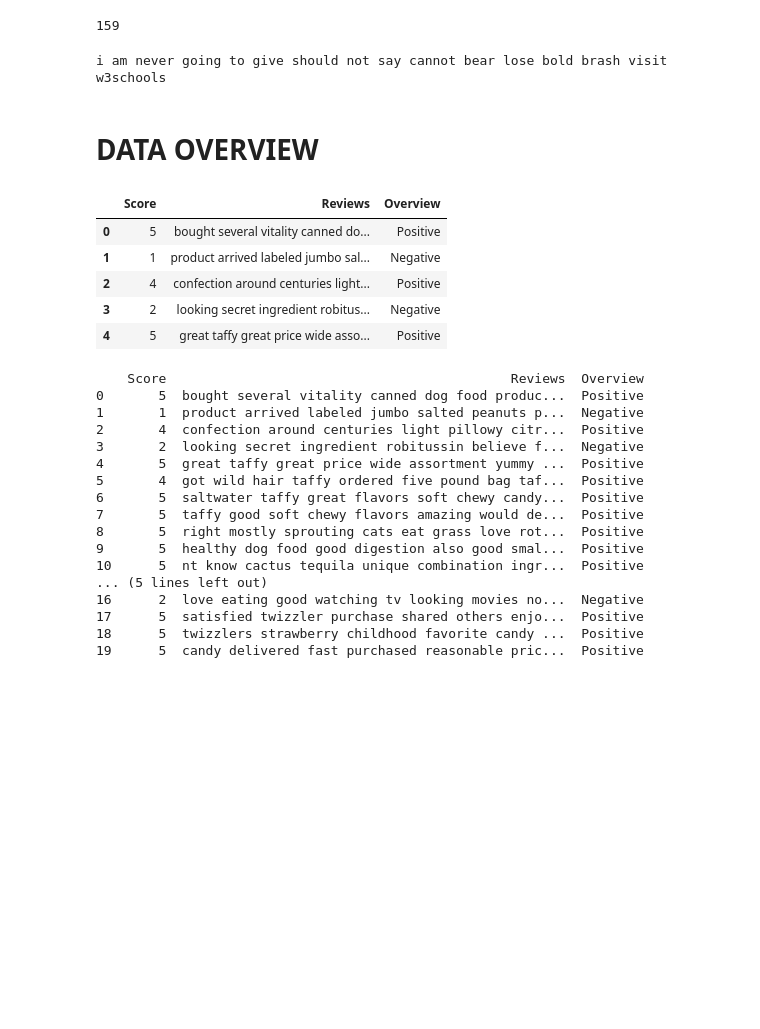
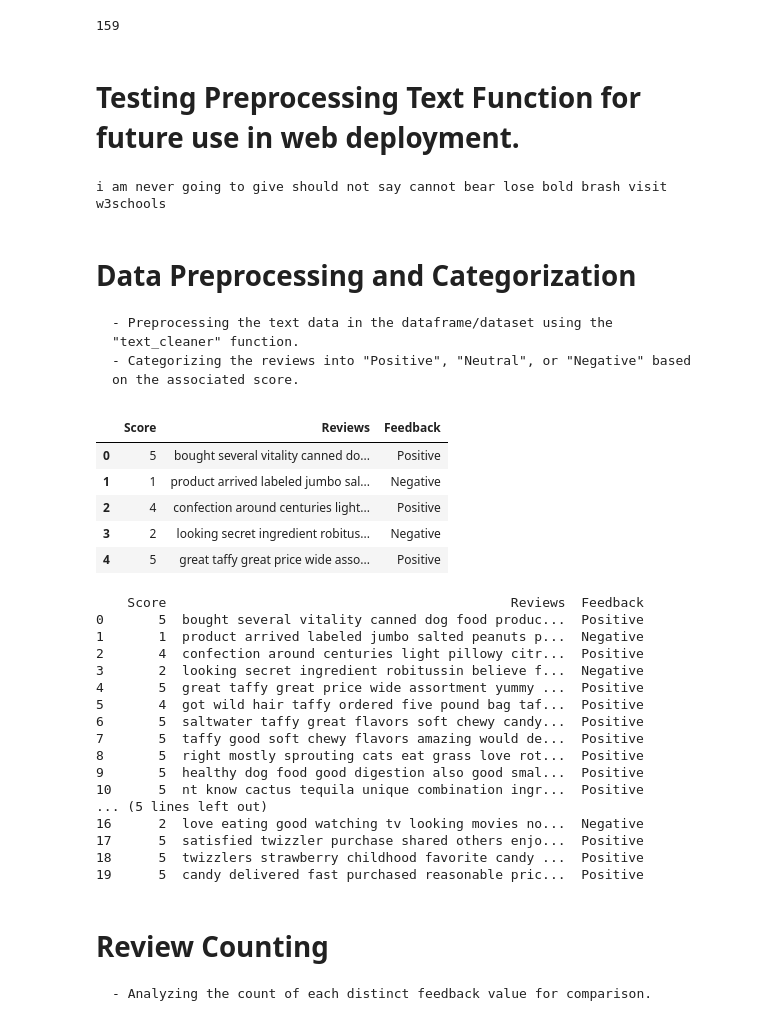
Before and after one commit to Mellowin08/CS-THESIS, a Jupyter notebook: Practice code/PR_Review_Analysis_SVM.ipynb, the cells around one changed output. Drawn from its saved outputs; the diff is of its cells as text; code cells hidden in the pictures; blank space fills up the shorter version.

```diff
--- a/Practice code/PR_Review_Analysis_SVM.ipynb
+++ b/Practice code/PR_Review_Analysis_SVM.ipynb
@@ -157,4 +177,6 @@ def text_cleaner(text):
     return cleaned_text
+# %% [markdown]
+# Testing Preprocessing Text Function for future use in web deployment.
 # %%
 text = "I’m never gonna give you up. But I shouldn't say that I can't bear to lose you.\n https://youtube.com <strong> Bold and brash </strong> \n<a href='https://www.w3schools.com'>Visit W3Schools</a>"
 cleaned_words = text_cleaner(text)
@@ -162,19 +184,21 @@ print(cleaned_words)
 # %% [output]
 i am never going to give should not say cannot bear lose bold brash visit w3schools
 # %% [markdown]
-# DATA OVERVIEW
+# Data Preprocessing and Categorization
+    - Preprocessing the text data in the dataframe/dataset using the "text_cleaner" function.
+    - Categorizing the reviews into "Positive", "Neutral", or "Negative" based on the associated score.
 # %%
 df['Reviews'] = df['Reviews'].apply(text_cleaner)
 conditions = [
     (df['Score'] >= 4),
     (df['Score'] == 3),
     (df['Score'] <= 2)
     ]
 values = ['Positive', 'Neutral', 'Negative']
-df['Overview'] = np.select(conditions, values)
+df['Feedback'] = np.select(conditions, values)
 df.head()
 # %% [output]
-|  | Score | Reviews | Overview |
+|  | Score | Reviews | Feedback |
 | 0 | 5 | bought several vitality canned do... | Positive |
 | 1 | 1 | product arrived labeled jumbo sal... | Negative |
 | 2 | 4 | confection around centuries light... | Positive |
@@ -183,7 +207,7 @@ df.head()
 # %%
 print(df.head(20))
 # %% [output]
-    Score                                            Reviews  Overview
+    Score                                            Reviews  Feedback
 0       5  bought several vitality canned dog food produc...  Positive
 1       1  product arrived labeled jumbo salted peanuts p...  Negative
 2       4  confection around centuries light pillowy citr...  Positive
@@ -200,5 +224,8 @@ print(df.head(20))
 17      5  satisfied twizzler purchase shared others enjo...  Positive
 18      5  twizzlers strawberry childhood favorite candy ...  Positive
 19      5  candy delivered fast purchased reasonable pric...  Positive
+# %% [markdown]
+# Review Counting
+    - Analyzing the count of each distinct feedback value for comparison.
 # %%
 import matplotlib.pyplot as plt
```
Also changed, not shown: parts of 38 cells of this notebook.
